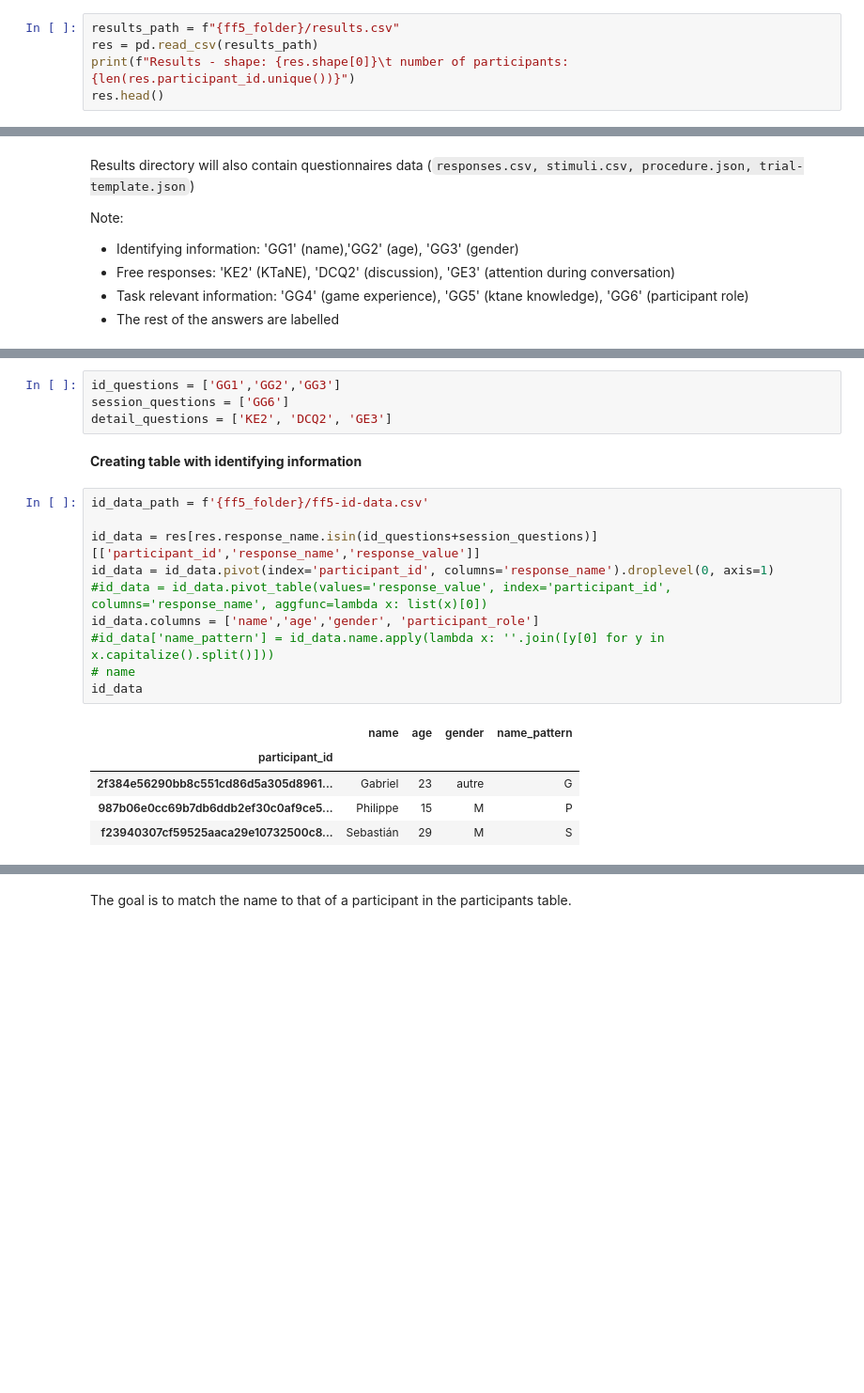
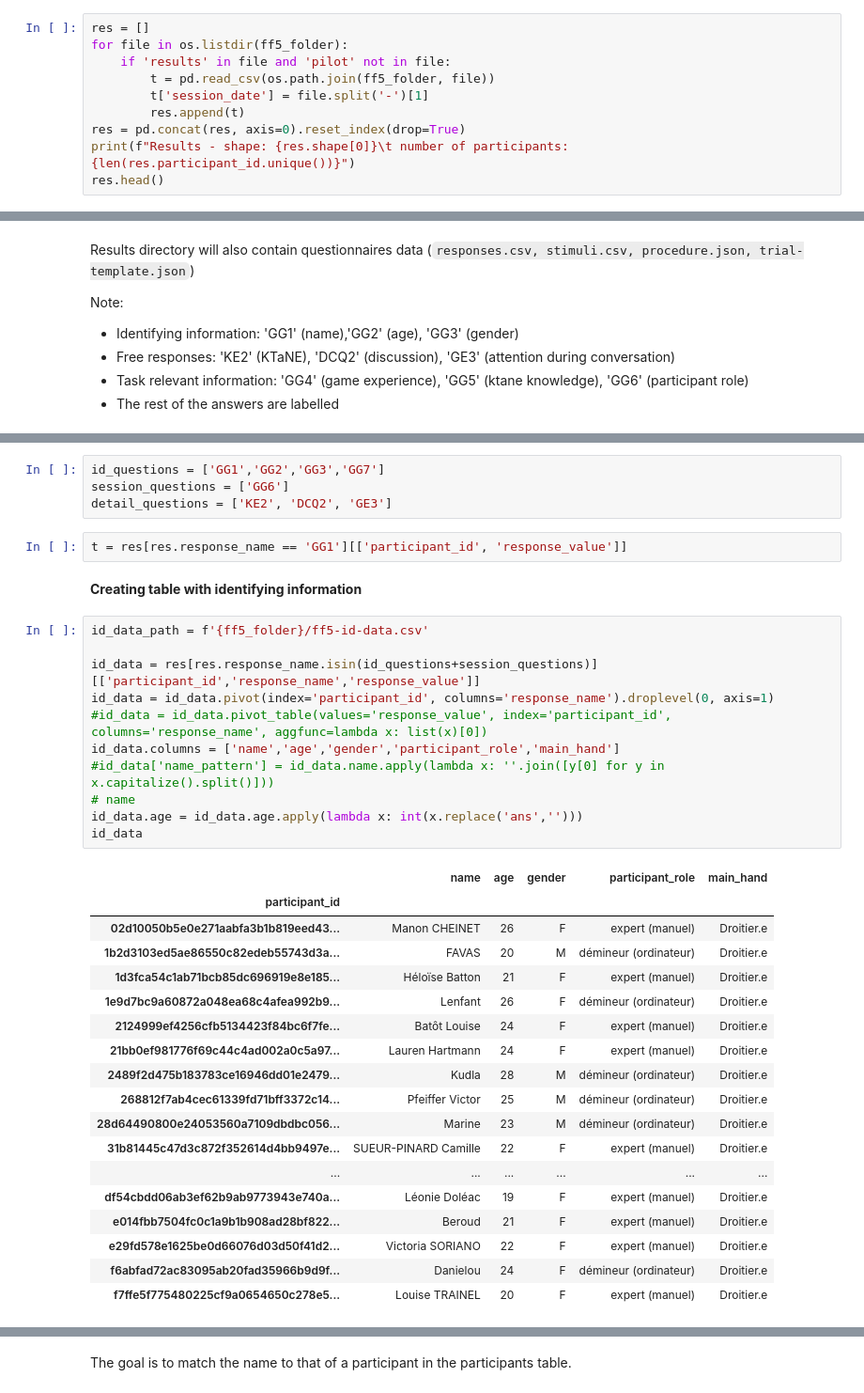
Before and after one commit to ejmaes/brainkt-expe, a Jupyter notebook: notebooks/ff5-parse-results.ipynb, the cells around one changed output, grey strips where cells are left out. Shown at 94% size. Drawn from its saved outputs; the diff is of its cells as text; blank space fills up the shorter version.

```diff
--- a/notebooks/ff5-parse-results.ipynb
+++ b/notebooks/ff5-parse-results.ipynb
@@ -89,6 +167,11 @@ part.head(3)
 # %%
-results_path = f"{ff5_folder}/results.csv"
-res = pd.read_csv(results_path)
+res = []
+for file in os.listdir(ff5_folder):
+    if 'results' in file and 'pilot' not in file:
+        t = pd.read_csv(os.path.join(ff5_folder, file))
+        t['session_date'] = file.split('-')[1]
+        res.append(t)
+res = pd.concat(res, axis=0).reset_index(drop=True)
 print(f"Results - shape: {res.shape[0]}\t number of participants: {len(res.participant_id.unique())}")
 res.head()
 # %% [output]
@@ -129,22 +223,38 @@ array(['2022-11-02 07:27:03+00:00'], dtype=object)
 # %%
-id_questions = ['GG1','GG2','GG3']
+id_questions = ['GG1','GG2','GG3','GG7']
 session_questions = ['GG6']
 detail_questions = ['KE2', 'DCQ2', 'GE3']
+# %%
+t = res[res.response_name == 'GG1'][['participant_id', 'response_value']]
 # %% [markdown]
 **Creating table with identifying information**
 # %%
 id_data_path = f'{ff5_folder}/ff5-id-data.csv'
 
 id_data = res[res.response_name.isin(id_questions+session_questions)][['participant_id','response_name','response_value']]
 id_data = id_data.pivot(index='participant_id', columns='response_name').droplevel(0, axis=1)
 #id_data = id_data.pivot_table(values='response_value', index='participant_id', columns='response_name', aggfunc=lambda x: list(x)[0])
-id_data.columns = ['name','age','gender', 'participant_role']
+id_data.columns = ['name','age','gender','participant_role','main_hand']
 #id_data['name_pattern'] = id_data.name.apply(lambda x: ''.join([y[0] for y in x.capitalize().split()]))
 # name
+id_data.age = id_data.age.apply(lambda x: int(x.replace('ans','')))
 id_data
 # %% [output]
-|  | name | age | gender | name_pattern |
-| participant_id |  |  |  |  |
-| 2f384e56290bb8c551cd86d5a305d8961... | Gabriel | 23 | autre | G |
-| 987b06e0cc69b7db6ddb2ef30c0af9ce5... | Philippe | 15 | M | P |
-| f23940307cf59525aaca29e10732500c8... | Sebastián | 29 | M | S |
+|  | name | age | gender | participant_role | main_hand |
+| participant_id |  |  |  |  |  |
+| 02d10050b5e0e271aabfa3b1b819eed43... | Manon CHEINET | 26 | F | expert (manuel) | Droitier.e |
+| 1b2d3103ed5ae86550c82edeb55743d3a... | FAVAS | 20 | M | démineur (ordinateur) | Droitier.e |
+| 1d3fca54c1ab71bcb85dc696919e8e185... | Héloïse Batton | 21 | F | expert (manuel) | Droitier.e |
+| 1e9d7bc9a60872a048ea68c4afea992b9... | Lenfant | 26 | F | démineur (ordinateur) | Droitier.e |
+| 2124999ef4256cfb5134423f84bc6f7fe... | Batôt Louise | 24 | F | expert (manuel) | Droitier.e |
+| 21bb0ef981776f69c44c4ad002a0c5a97... | Lauren Hartmann | 24 | F | expert (manuel) | Droitier.e |
+| 2489f2d475b183783ce16946dd01e2479... | Kudla | 28 | M | démineur (ordinateur) | Droitier.e |
+| 268812f7ab4cec61339fd71bff3372c14... | Pfeiffer Victor | 25 | M | démineur (ordinateur) | Droitier.e |
+| 28d64490800e24053560a7109dbdbc056... | Marine | 23 | M | démineur (ordinateur) | Droitier.e |
+| 31b81445c47d3c872f352614d4bb9497e... | SUEUR-PINARD Camille | 22 | F | expert (manuel) | Droitier.e |
+| ... | ... | ... | ... | ... | ... |
+| df54cbdd06ab3ef62b9ab9773943e740a... | Léonie Doléac | 19 | F | expert (manuel) | Droitier.e |
+| e014fbb7504fc0c1a9b1b908ad28bf822... | Beroud | 21 | F | expert (manuel) | Droitier.e |
+| e29fd578e1625be0d66076d03d50f41d2... | Victoria SORIANO | 22 | F | expert (manuel) | Droitier.e |
+| f6abfad72ac83095ab20fad35966b9d9f... | Danielou | 24 | F | démineur (ordinateur) | Droitier.e |
+| f7ffe5f775480225cf9a0654650c278e5... | Louise TRAINEL | 20 | F | expert (manuel) | Droitier.e |
```
Also changed, not shown: parts of 35 cells of this notebook, 2 other files.
